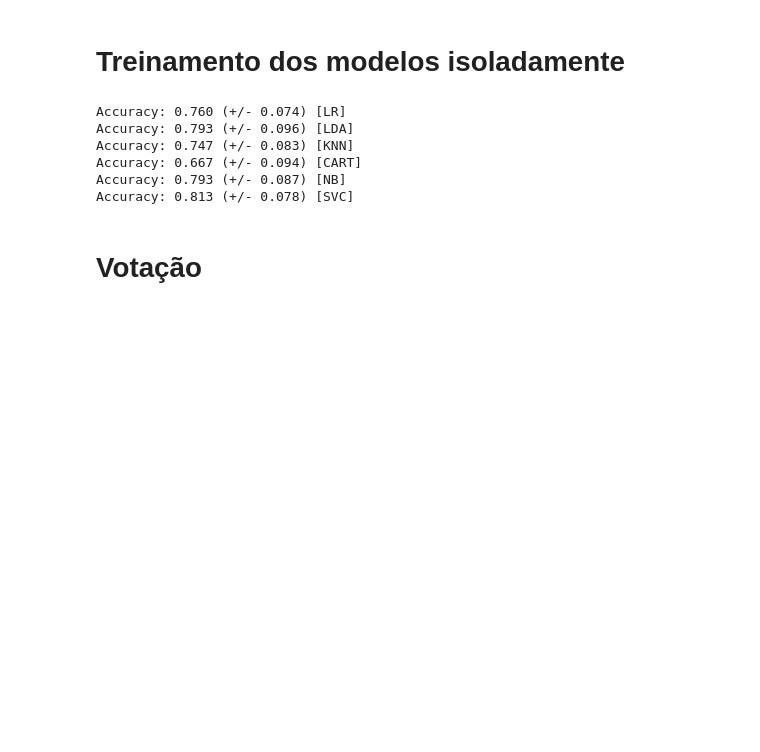
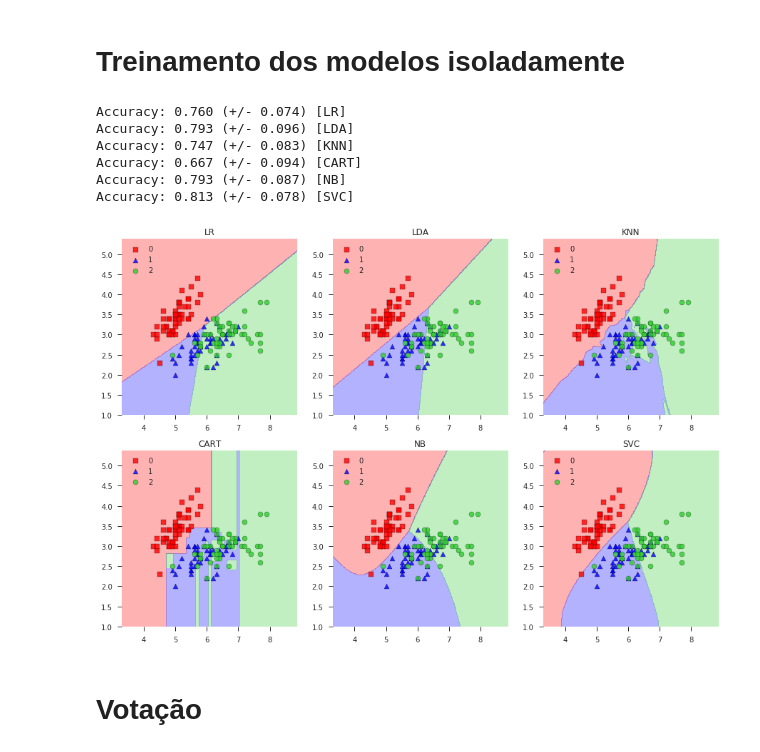
Before and after one commit to gilmar/udacity-live-coding-ensembles, a Jupyter notebook: udacity-live-coding-ensembles-stacking.ipynb, the cells around one changed output. Drawn from its saved outputs; the diff is of its cells as text; code cells hidden in the pictures; blank space fills up the shorter version.

```diff
--- a/udacity-live-coding-ensembles-stacking.ipynb
+++ b/udacity-live-coding-ensembles-stacking.ipynb
@@ -97,6 +115,28 @@ def train_and_report(models, X, y):
         model = models[name]
         scores = cross_val_score(model, X, y, cv=10, scoring='accuracy')
         print("Accuracy: %.3f (+/- %.3f) [%s]" %(scores.mean(), scores.std(), name))
+# %%
+def plot_decision_boundaries(models, X, y, cols=3):
+
+    fig = plt.figure()
+    rows = math.ceil(len(models) / (cols * 1.0))
+    gs = gridspec.GridSpec(rows, cols)
+    grid = []
+    for r in range(rows):
+        for c in range(cols):
+            grid.append((r,c))
+
+    clf_list = models.values()
+    labels = models.keys()
+
+    for clf, label, grd in zip(clf_list, labels, grid):
+
+        clf.fit(X, y)
+        ax = plt.subplot(gs[grd[0], grd[1]])
+        fig = plot_decision_regions(X=X, y=y, clf=clf, legend=2)
+        plt.title(label)
+
+    plt.show()
 # %% [markdown]
 # Treinamento dos modelos isoladamente
 # %%
@@ -118,6 +158,10 @@ Accuracy: 0.747 (+/- 0.083) [KNN]
 Accuracy: 0.667 (+/- 0.094) [CART]
 Accuracy: 0.793 (+/- 0.087) [NB]
 Accuracy: 0.813 (+/- 0.078) [SVC]
+# %%
+plot_decision_boundaries(models, X, y)
+# %% [output]
+[figure, added]
 # %% [markdown]
 # Votação
 # %% [markdown]
```
Also changed, not shown: parts of 21 cells of this notebook.
